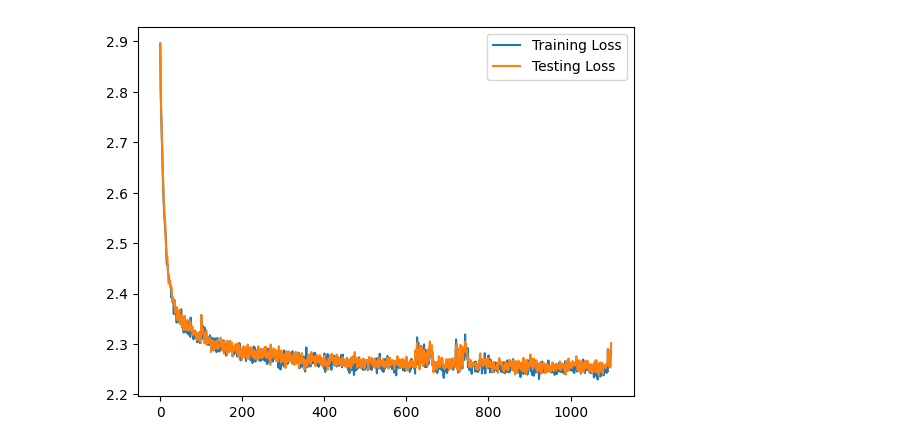
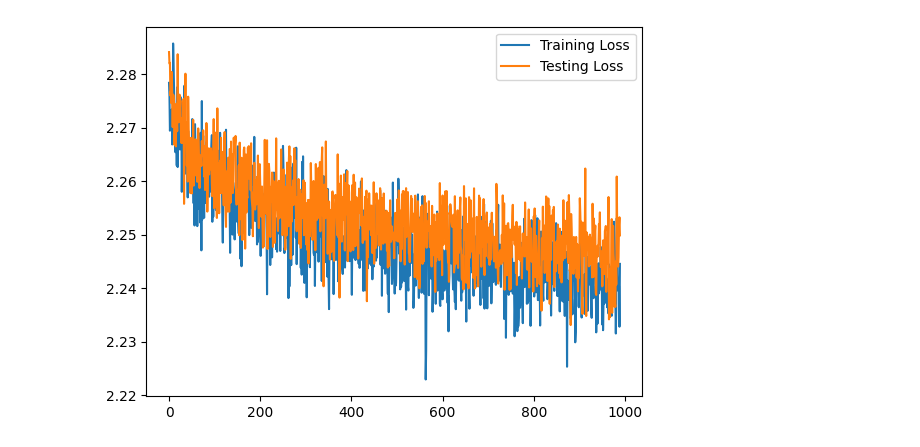
Before and after one commit to peteryushunli/makemore-utils-nbs, a Jupyter notebook: nbs/transformer_pyt.ipynb, the cells around one changed output. Cells and saved outputs as stored; diff of their text form; code cells hidden in the pictures.

```diff
--- a/nbs/transformer_pyt.ipynb
+++ b/nbs/transformer_pyt.ipynb
@@ -32,5 +33,5 @@ test_data = CharDataset(names[n1:], vocab=vocab, max_length=max_length)
 # %%
 # ## Hyperparameters
 emb_dim = 64
-head_size = 128
+num_heads = 4
 dropout = 0.2
@@ -64,13 +38,12 @@ class Xformer(nn.Module):
 # %%
-# # Test run on a batch size of 1 for debug
-batch_size = 1
-train_dataloader = DataLoader(train_data, batch_size=batch_size, shuffle=True)
-model = Xformer(emb_dim, head_size).to(device)
-optimizer = Adam(model.parameters(), lr=0.01)
-criterion = nn.CrossEntropyLoss()
-xb, yb = next(iter(train_dataloader))
-xb = xb.to(device)
-yb = yb.to(device)
-# print(xb.shape, yb.shape)
-logits, loss = model(xb,yb)
-print(loss)
+# # # Test run on a batch size of 1 for debug
+# batch_size = 1
+# train_dataloader = DataLoader(train_data, batch_size=batch_size, shuffle=True)
+# model = Xformer(emb_dim,vocab_size, num_heads, dropout).to(device)
+# optimizer = Adam(model.parameters(), lr=0.01)
+# xb, yb = next(iter(train_dataloader))
+# xb = xb.to(device)
+# yb = yb.to(device)
+# # print(xb.shape, yb.shape)
+# logits, loss = model(xb,yb)
+# print(loss)
@@ -79,12 +50,7 @@ tensor(3.2877, device='mps:0', grad_fn=<NllLossBackward0>)
 # %%
 # Set up optimizer and model
-batch_size = 256
+batch_size = 512
+num_epochs = 100
 train_dataloader = DataLoader(train_data, batch_size=batch_size, shuffle=True)
-model = Xformer(emb_dim, head_size).to(device)
+model = Xformer(emb_dim,vocab_size, num_heads, dropout).to(device)
 optimizer = Adam(model.parameters(), lr=0.001)
-# %%
-xb, yb = next(iter(train_dataloader))
-xb = xb.to(device)
-yb = yb.to(device)
-logits, loss = model(xb,yb)
-print(loss)
@@ -128,12 +95,12 @@ for steps in range(n_epochs):
 # %%
 ## Plot loss
 import matplotlib.pyplot as plt
 
-plt.plot(tr_loss, label='Training Loss')
-plt.plot(te_loss, label='Testing Loss')
+plt.plot(tr_loss[10:], label='Training Loss')
+plt.plot(te_loss[10:], label='Testing Loss')
 plt.legend()
 plt.show()
 print('training loss: ', round(torch.mean(torch.tensor(tr_loss[-100:])).item(),4)),
 print('validation loss: ', round((torch.mean(torch.tensor(te_loss[-100:]))).item(),4))
 # %% [output]
-[figure, old version]
+[figure, new version]
```
Also changed, not shown: parts of 8 cells of this notebook, 7 other files.
